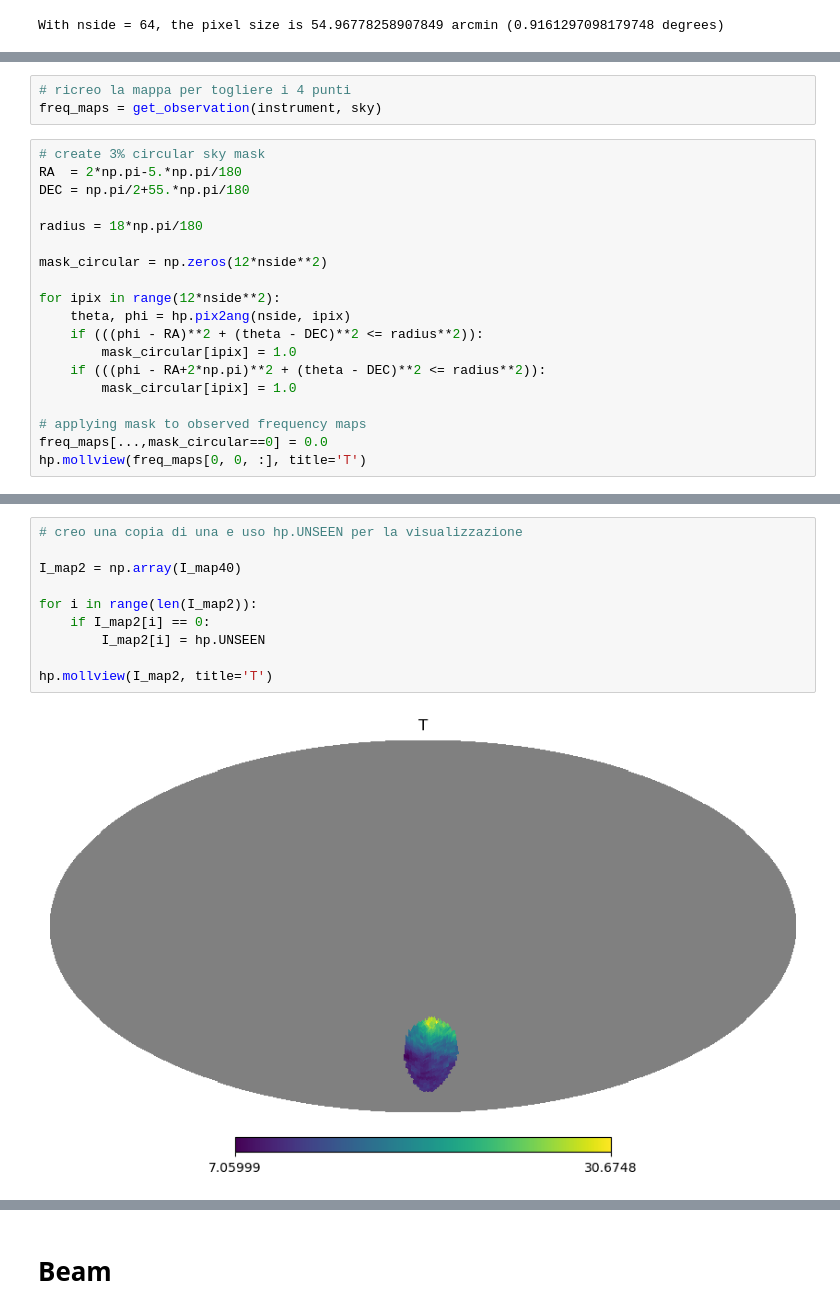
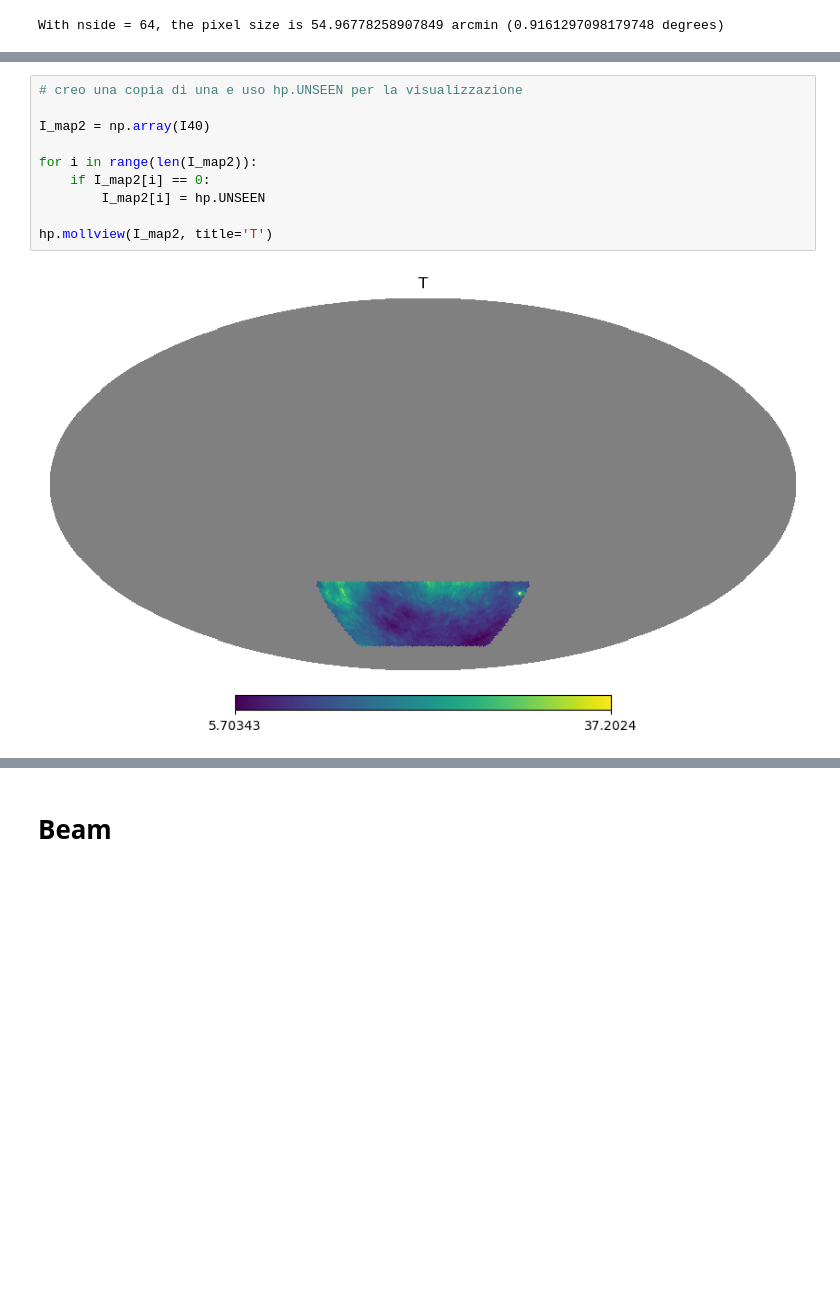
Before and after one commit to racheleguidettii/MastersThesis, a Jupyter notebook: Patch_NEW.ipynb, the cells around one changed output, grey strips where cells are left out. Saved outputs shown, nothing was run; the diff lists cells and outputs as text; blank space fills up the shorter version.

```diff
--- a/Patch_NEW.ipynb
+++ b/Patch_NEW.ipynb
@@ -78,22 +62,0 @@ hp.mollview(freq_maps[0,0, :], title='T')
-# %%
-# ricreo la mappa per togliere i 4 punti
-freq_maps = get_observation(instrument, sky)
-# %%
-# create 3% circular sky mask
-RA  = 2*np.pi-5.*np.pi/180
-DEC = np.pi/2+55.*np.pi/180
-
-radius = 18*np.pi/180
-
-mask_circular = np.zeros(12*nside**2)
-
-for ipix in range(12*nside**2):
-    theta, phi = hp.pix2ang(nside, ipix)
-    if (((phi - RA)**2 + (theta - DEC)**2 <= radius**2)):
-        mask_circular[ipix] = 1.0
-    if (((phi - RA+2*np.pi)**2 + (theta - DEC)**2 <= radius**2)):
-        mask_circular[ipix] = 1.0
-
-# applying mask to observed frequency maps
-freq_maps[...,mask_circular==0] = 0.0
-hp.mollview(freq_maps[0, 0, :], title='T')
@@ -158,12 +172,12 @@ hp.mollview(I_map40, title='T')
 # %%
 # creo una copia di una e uso hp.UNSEEN per la visualizzazione
 
-I_map2 = np.array(I_map40)
+I_map2 = np.array(I40)
 
 for i in range(len(I_map2)):
     if I_map2[i] == 0:
         I_map2[i] = hp.UNSEEN
 
 hp.mollview(I_map2, title='T')
 # %% [output]
-[figure, old version]
+[figure, new version]
```
Also changed, not shown: parts of 62 cells of this notebook.
